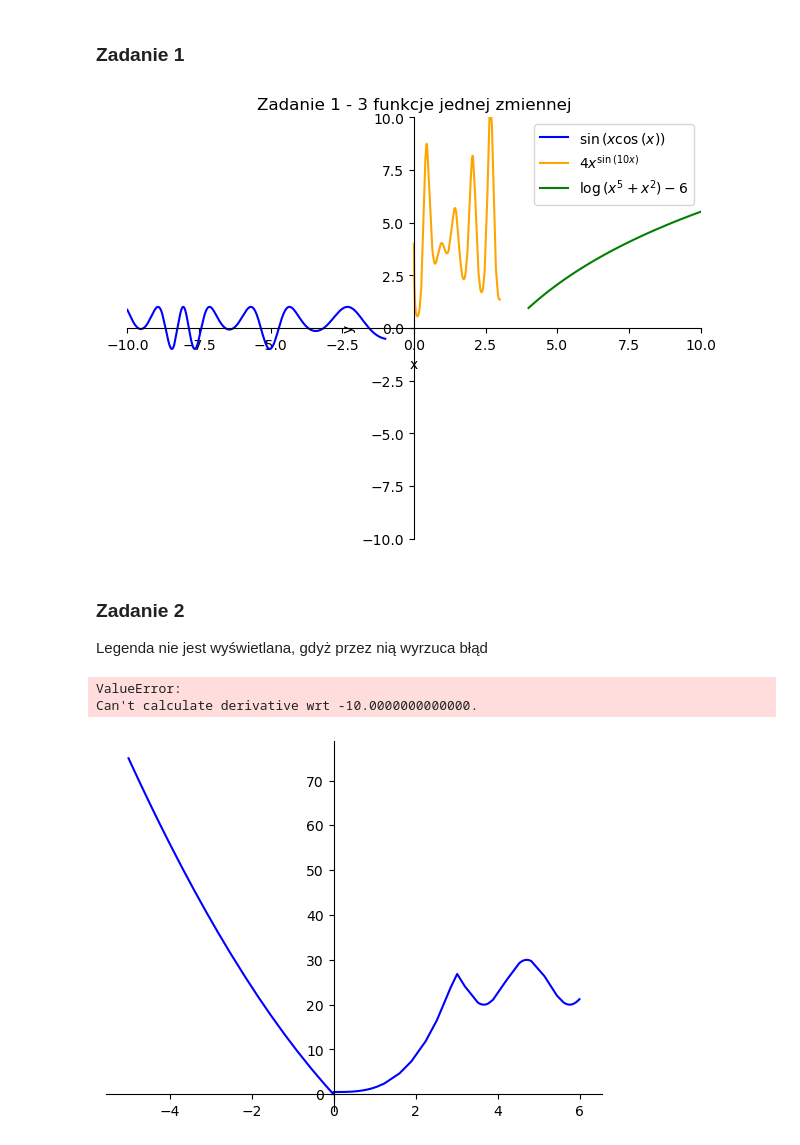
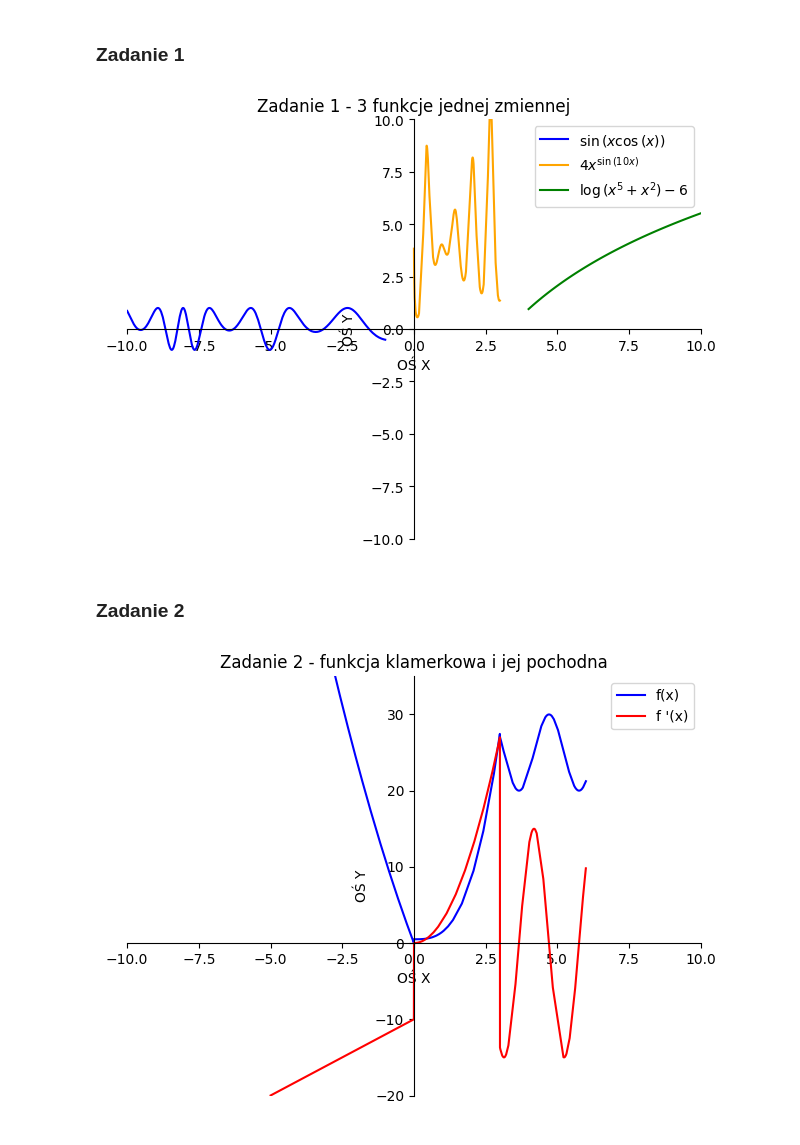
Before and after one commit to pzajaczkowski/ONWP, a Jupyter notebook: wizualizacje/wizualizacje.ipynb, the cells around one changed output. Cells and saved outputs as stored; diff of their text form; code cells hidden in the pictures.

```diff
--- a/wizualizacje/wizualizacje.ipynb
+++ b/wizualizacje/wizualizacje.ipynb
@@ -17,8 +17,8 @@ fun_1_3 = sp.log(x**2 + x**5) - 6
 p1_1 = plot(
     fun_1_1,
     (x, -10, -1),
-    xlabel="x",
-    ylabel="y",
+    xlabel="OŚ X",
+    ylabel="OŚ Y",
     title="Zadanie 1 - 3 funkcje jednej zmiennej",
     legend=True,
     line_color="blue",
@@ -47,36 +47,34 @@ p1_1.append(p1_2[0])
 p1_1.append(p1_3[0])
 p1_1.show()
 # %% [output]
-[figure, old version]
+[figure, new version]
-# %% [markdown]
-### Zadanie 2
-
-Legenda nie jest wyświetlana, gdyż przez nią wyrzuca błąd
+# %% [markdown]
+### Zadanie 2
 # %%
 fun2 = sp.Piecewise(
     ((x - 5) ** 2 - 25, (x >= -5) & (x < 0)),
     (x**3 + 0.5, (x >= 0) & (x < 3)),
-    (sp.Abs(sp.sin(3 * x) * 5 + 25), (x >= 3) & (x < 6)),
+    ((sp.sin(3 * x) * 5 + 25), (x >= 3) & (x < 6)),
 )
 
 fun2_diff = sp.diff(fun2, x)
 
 p2_1 = plot(
     fun2,
-    xlabel="x",
-    ylabel="y",
-    title="Zadanie 2 - funkcja klamerkowa i jej pochodna (legenda)",
+    xlabel="OŚ X",
+    ylabel="OŚ Y",
+    label="f(x)",
+    title="Zadanie 2 - funkcja klamerkowa i jej pochodna",
     line_color="blue",
     show=False,
+    legend=True,
     xlim=[-10, 10],
-    ylim=[-10, 10],
+    ylim=[-20, 35],
 )
 
-p2_2 = plot(fun2_diff, line_color="red", show=False)
+p2_2 = plot(fun2_diff, line_color="red", label="f '(x)", show=False)
 
 p2_1.append(p2_2[0])
 p2_1.show()
 # %% [output]
-ValueError:
-Can't calculate derivative wrt -10.0000000000000.
-[figure, old version]
+[figure, new version]
```
Also changed, not shown: parts of 32 cells of this notebook, 1 other file.
